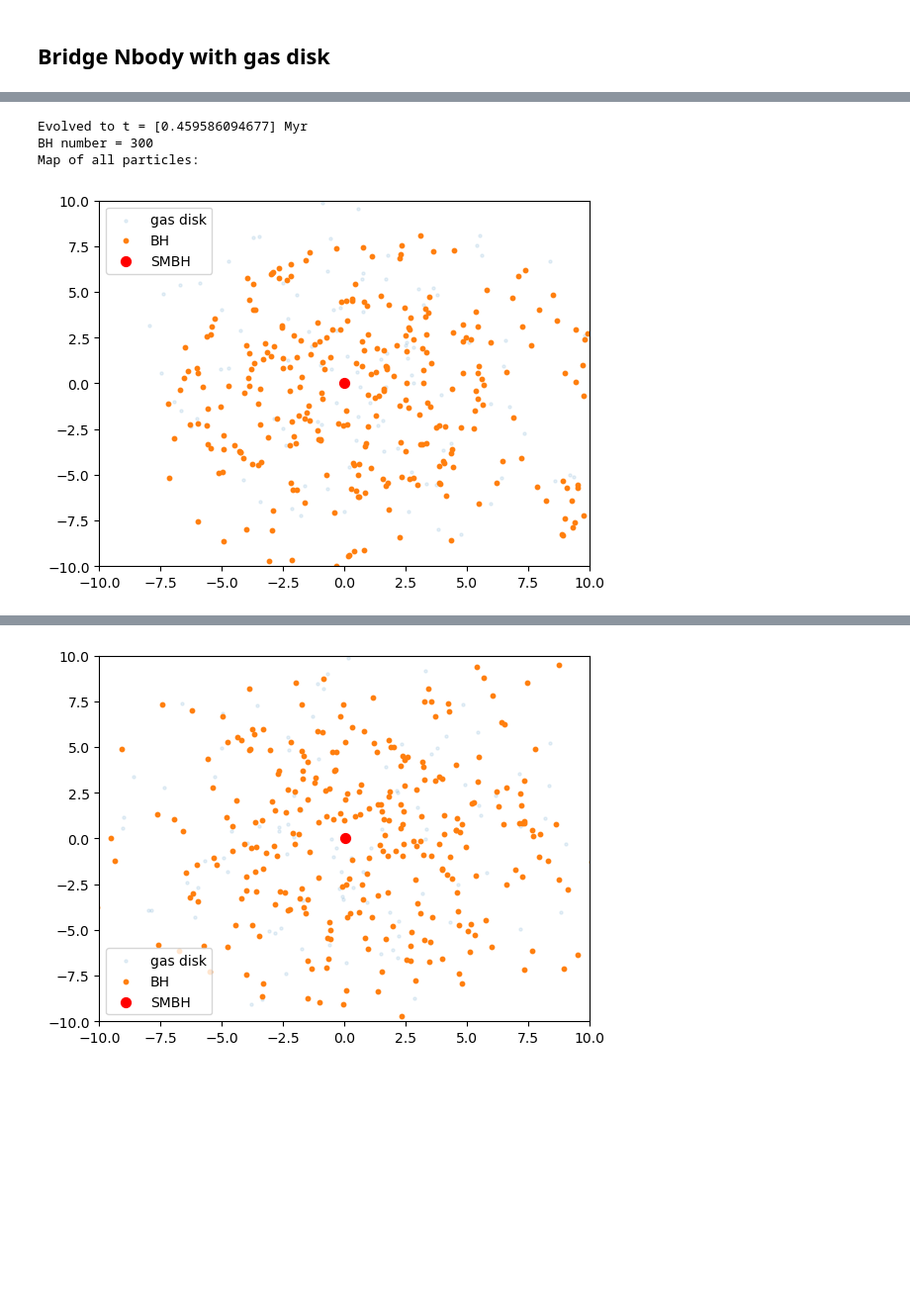
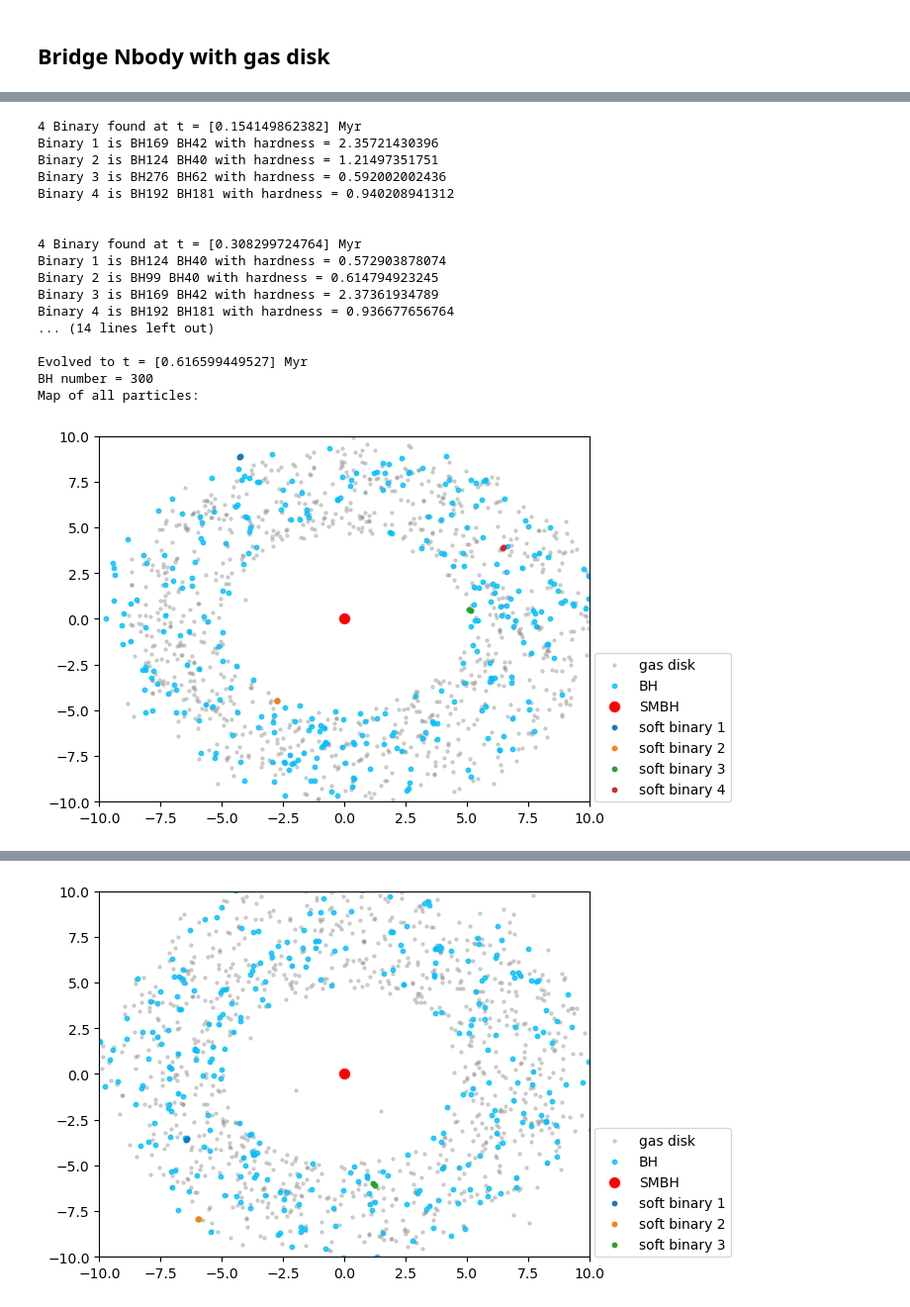
Before and after one commit to Protesticon/BBH_AMUSE, a Jupyter notebook: BH_initialization.ipynb, the cells around one changed output, grey strips where cells are left out. Shown at 99% size. Saved outputs shown, nothing was run; the diff lists cells and outputs as text; code cells hidden in the pictures; blank space fills up the shorter version.

```diff
--- a/BH_initialization.ipynb
+++ b/BH_initialization.ipynb
@@ -117,7 +120,7 @@ def merge_two_stars(bodies, particles_in_encounter):
     particles_in_encounter[np.argmax(particles_in_encounter.mass)].position = com_pos
     particles_in_encounter[np.argmax(particles_in_encounter.mass)].velocity = com_vel
     particles_in_encounter[np.argmax(particles_in_encounter.mass)].radius = particles_in_encounter.radius.sum()
-    bodies.remove_particles(particles_in_encounter[np.argmin(particles_in_encounter.mass)])
+    bodies.remove_particle(particles_in_encounter[np.argmin(particles_in_encounter.mass)])
 
 #     new_particle=Particles(1)
 #     new_particle.mass = particles_in_encounter.total_mass()
@@ -144,7 +147,7 @@ def resolve_collision(collision_detection, gravity, bodies):
 
 
 # Binaries detection
-def get_binaries(particles,hardness=10,G = constants.G):
+def get_binaries(particles,hardness=0.5,G = constants.G):
     """
     returns the binaries in a particleset. binaries are selected according to a hardness criterion [hardness=10]
     This function returns the binaries as a list of i,j particles. Triple detection is not done.
@@ -178,7 +181,7 @@ def get_binaries(particles,hardness=10,G = constants.G):
 
     for i in range(0, n-1):
         j=i+1
-        while j<n and (particles.x[a[j]]-particles.x[a[i]])<2*G*max_mass/limitE:
+        while j<n and j<i+10 and (particles.x[a[j]]-particles.x[a[i]])<2*G*max_mass/limitE:
             r2=(particles.x[a[j]]-particles.x[a[i]])**2+ \
                (particles.y[a[j]]-particles.y[a[i]])**2+ \
                (particles.z[a[j]]-particles.z[a[i]])**2
@@ -293,9 +297,10 @@ gravhydro.add_system(hydro, (gravityA,))
 stopping_condition = gravityA.stopping_conditions.collision_detection
 stopping_condition.enable()
 collision_radius_multiplication_factor = 1e5
-SMBH.radius *= collision_radius_multiplication_factor
-BHdisk.radius *= collision_radius_multiplication_factor
+# SMBH.radius *= collision_radius_multiplication_factor
+# BHdisk.radius *= collision_radius_multiplication_factor
+Nbody.radius *= collision_radius_multiplication_factor
 
-gravhydro.timestep = 0.2*Pinner2
-print(0.2*Pinner2.in_(units.yr))
+gravhydro.timestep = 1e-2*Pinner2
+print(1e-2*Pinner2.in_(units.yr))
 # %% [output]
@@ -309,7 +314,7 @@ def gravity_hydro_bridge(gravityA, hydro, gravhydro, bodies,
 
     gravity_initial_total_energy = gravityA.get_total_energy() + hydro.get_total_energy()
     model_time = 0 | units.Myr
-    dt = 10.0*Pinner2
+    dt = 0.3*Pinner2
     x=1
     while model_time < t_end:
 
@@ -323,56 +328,89 @@ def gravity_hydro_bridge(gravityA, hydro, gravhydro, bodies,
 #               "dE=", dE_gravity)#, dE_hydro
 
         if model_time.value_in(units.yr)>(x*Pinner2.value_in(units.yr)):
-            x+=100
+            x+=1
             print("Evolved to t =", model_time.in_(units.Myr),
                   "\nBH number =", len(BHdisk),
                  "\nMap of all particles:")
-            scatter(gasdisk.x.value_in(units.pc), gasdisk.y.value_in(units.pc), s=5, alpha=0.1, label="gas disk")
-            scatter(BHdisk.x.value_in(units.pc), BHdisk.y.value_in(units.pc), s=10, alpha=1, label='BH')
-            scatter(SMBH.x.value_in(units.pc), SMBH.z.value_in(units.pc), s=50, c='r', label='SMBH')
+
+            scatter(gasdisk.x.value_in(units.pc), gasdisk.y.value_in(units.pc), s=5, alpha=0.3, c='gray', label="gas disk")
+            scatter(BHdisk.x.value_in(units.pc), BHdisk.y.value_in(units.pc), s=10, alpha=0.8, c='deepskyblue', label='BH')
+            scatter(SMBH.x.value_in(units.pc), SMBH.y.value_in(units.pc), s=50, c='r', label='SMBH')
+
+            b = get_binaries(Nbody)
+            if(len(b)>0):
+                for i in range(len(b)):
+                    if b[i].hardness[0]<10:
+                        scatter([b[i].x[0].value_in(units.pc), b[i].x[1].value_in(units.pc)],
+                                   [b[i].y[0].value_in(units.pc), b[i].y[1].value_in(units.pc)],
+                                   s=10, alpha=1, label='soft binary '+str(i+1))
+                    else:
+                        scatter([b[i].x[0].value_in(units.pc), b[i].x[1].value_in(units.pc)],
+                                   [b[i].y[0].value_in(units.pc), b[i].y[1].value_in(units.pc)],
+                                   s=10, alpha=1, label='hard binary '+str(i+1))
+
             pyplot.xlim(-r, r)
             pyplot.ylim(-r, r)
-            pyplot.legend(loc="best")
+            pyplot.legend(bbox_to_anchor=(1.01, 0), loc=3, borderaxespad=0)
             pyplot.show()
+            print("\n\n")
 
         model_time += dt
 
 #         BHdisk.collision_radius = BHdisk.radius * collision_radius_multiplication_factor
 #         channel["from_BHs"].copy()
         gravhydro.evolve_model(model_time)
-        resolve_collision(stopping_condition, gravityA, BHdisk)
+        resolve_collision(stopping_condition, gravityA, Nbody)
 
         channel["to_BHs"].copy()
         channel["to_gasdisk"].copy()
-        channel["to_smbh"].copy()
+#         channel["to_smbh"].copy()
 
-        b = get_binaries(BHdisk)
+        b = get_binaries(Nbody)
         if(len(b)>0):
-            print("Binary found at t =", model_time.in_(units.Myr))
+            print(len(b), "Binary found at t =", model_time.in_(units.Myr))
             for i in range(len(b)):
-                print("Binary", i+1, "is\n", b[i])
-            break
+                print("Binary", i+1, "is", b[i].name[0], b[i].name[1], "with hardness =", b[i].hardness[0])
+                if b[i].hardness[0]>=10:
+                    print("Here we have a hard binary!!!")
+                    break
+            print("\n")
+
 
 #         print("S=", bodies[:3])
 #         print("g=", gravity.particles)
 #         print(gravity.particles.y.in_(units.pc), moon.y.in_(units.pc))
 
     gravityA.stop()
     hydro.stop()
 
-t_end = 10000*Pinner2
+t_end = 1000*Pinner2
 gravity_hydro_bridge(gravityA, hydro, gravhydro,
                      bodies, t_end)
 
 # scatter(gasdisk.x.value_in(units.pc), gasdisk.y.value_in(units.pc), s=5, alpha=0.1, label="gas disk")
 # scatter(BHdisk.x.value_in(units.pc), BHdisk.y.value_in(units.pc), s=10, alpha=1, label='BH')
 # scatter(SMBH.x.value_in(units.pc), SMBH.z.value_in(units.pc), s=50, c='r', label='SMBH')
 # pyplot.xlim(-r, r)
 # pyplot.ylim(-r, r)
 # pyplot.legend(loc="best")
 # pyplot.show()
 # %% [output]
-Evolved to t = [0.459586094677] Myr
+4 Binary found at t = [0.154149862382] Myr
+Binary 1 is BH169 BH42 with hardness = 2.35721430396
+Binary 2 is BH124 BH40 with hardness = 1.21497351751
+Binary 3 is BH276 BH62 with hardness = 0.592002002436
+Binary 4 is BH192 BH181 with hardness = 0.940208941312
+
+
+4 Binary found at t = [0.308299724764] Myr
+Binary 1 is BH124 BH40 with hardness = 0.572903878074
+Binary 2 is BH99 BH40 with hardness = 0.614794923245
+Binary 3 is BH169 BH42 with hardness = 2.37361934789
+Binary 4 is BH192 BH181 with hardness = 0.936677656764
+... (14 lines left out)
+
+Evolved to t = [0.616599449527] Myr
 BH number = 300
 Map of all particles:
-[figure, old version]
+[figure, new version]
@@ -380,3 +432,3 @@ Evolved to t = [5.05544704145] Myr
 BH number = 300
 Map of all particles:
-[figure, old version]
+[figure, new version]
```
Also changed, not shown: parts of 7 cells of this notebook.
